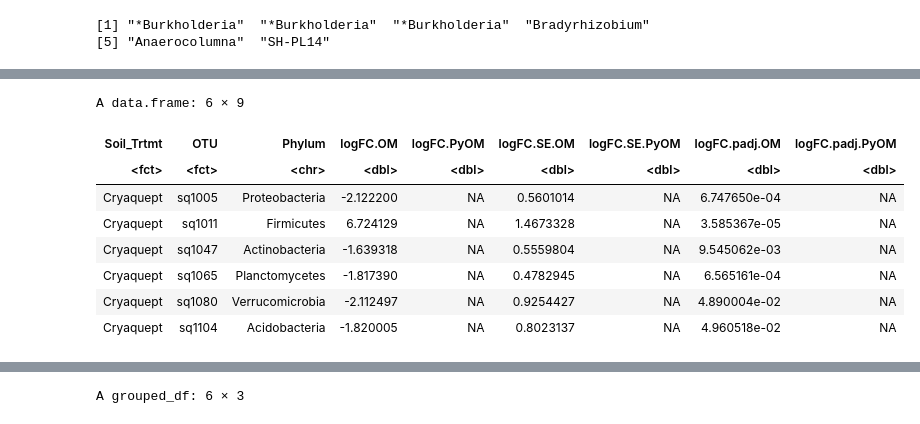
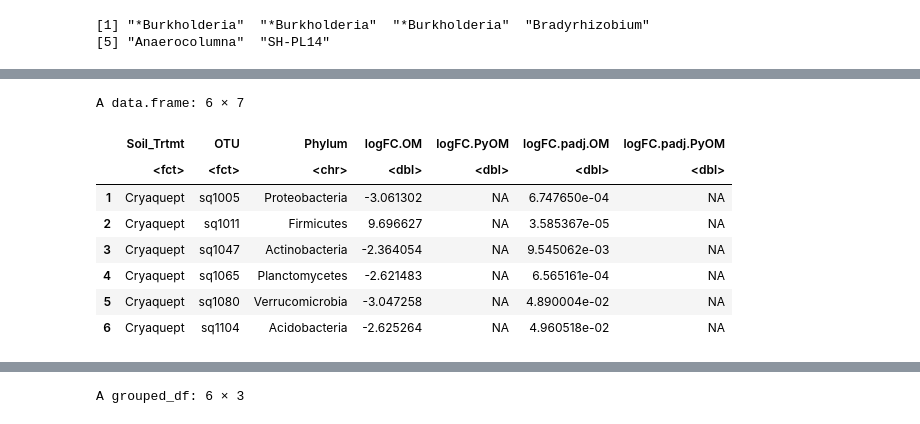
Before and after one commit to TheaWhitman/NEON_PyOM, a Jupyter notebook: DA_Corncob_16S.ipynb, the cells around one changed output, grey strips where cells are left out. Cells and saved outputs as stored; diff of their text form; code cells hidden in the pictures.

```diff
--- a/DA_Corncob_16S.ipynb
+++ b/DA_Corncob_16S.ipynb
@@ -183,0 +214,3 @@ p
+# %%
+mu = data.frame(t(as.matrix(results[[1]][[1]]$significant_models[[1]]$coefficients[1:3,1])))
+mu
@@ -226 +263,15 @@ head(df$OTU)
+# %%
+# Calculate the fold-change value using corncob's inverse logit function and our estimates
+df$FC.10 = corncob::invlogit(df$mu.Intercept+df$mu.Amdmt)/corncob::invlogit(df$mu.Intercept)
+df$FC.26 = corncob::invlogit(df$mu.Intercept+df$mu.Day26+df$mu.Amdmt)/corncob::invlogit(df$mu.Intercept+df$mu.Day26)
+df$FC = (df$FC.10+df$FC.26)/2
+
+df$FC.10.se = corncob::invlogit(df$se.Intercept+df$se.Amdmt)/corncob::invlogit(df$se.Intercept)
+df$FC.26.se = corncob::invlogit(df$se.Intercept+df$se.Day26+df$se.Amdmt)/corncob::invlogit(df$se.Intercept+df$se.Day26)
+df$FC.se = (df$FC.10+df$FC.26)/2
+# Get the log2-fold change
+df$log2FC = log(df$FC,base=2)
+# Get the baseline relative abundance (of that OTU in bulk soil)
+df$Relabund = (corncob::invlogit(df$mu.Intercept)+corncob::invlogit(df$mu.Intercept+df$mu.Day26))/2
+df=df[,c(4,5,6,7,10,11,12)]
 # %%
@@ -268,17 +318,18 @@ head(joined$Name)
 # %% [output]
 [1] "*Burkholderia"  "*Burkholderia"  "*Burkholderia"  "Bradyrhizobium"
 [5] "Anaerocolumna"  "SH-PL14"
+# %%
+TaxonOrder = joined %>%
+    dplyr::select(Phylum,Genus,OTU,Name)%>%
+    dplyr::arrange(Phylum)
+OTUOrder = unique(TaxonOrder$OTU)
+GenusOrder = unique(TaxonOrder$Genus)
+NameOrder = unique(TaxonOrder$Name)
 # %%
-TaxonOrder = joined %>%
-    select(Phylum,Genus,OTU,Name)%>%
-    arrange(Phylum)
-OTUOrder = unique(TaxonOrder$OTU)
-GenusOrder = unique(TaxonOrder$Genus)
-NameOrder = unique(TaxonOrder$Name)
 joined$OTU = factor(joined$OTU, levels = OTUOrder)
 joined$Genus = factor(joined$Genus, levels = GenusOrder)
 joined$Name = factor(joined$Name, levels = NameOrder)
-joined$Soil_Trtmt = factor(joined$Soil_Trtmt, levels = c("Hawaii","Alaska","Utah","New York","Florida"))
+joined$Soil_Trtmt = factor(joined$Soil, levels = c("Hawaii","Alaska","Utah","New York","Florida"))
 
 levels(joined$Soil_Trtmt)[levels(joined$Soil_Trtmt)=="Hawaii"] = "Hydrudand"
 levels(joined$Soil_Trtmt)[levels(joined$Soil_Trtmt)=="New York"] = "Fragiudept"
@@ -287,7 +338,7 @@ levels(joined$Soil_Trtmt)[levels(joined$Soil_Trtmt)=="Utah"] = "Haplocalcid"
 levels(joined$Soil_Trtmt)[levels(joined$Soil_Trtmt)=="Florida"] = "Quartzipsamment"
 
 joined.plot = joined %>%
-    filter(log2FC>0)
+    dplyr::filter(log2FC>0)
 
 joined.plot2 = joined %>%
-    filter(log2FC<0)
+    dplyr::filter(log2FC<0)
@@ -399,27 +495,26 @@ p
 # %%
 # Want to make analogous figures to ISME paper
 # So, need to match up OTUs across days
 # Goal: OTU taxonomy, Soil, Day, Response to PyOM, Response to OM
 
 d.cast.l2FC = cast(joined, Soil_Trtmt+OTU+Phylum~Amdmt,value=c("log2FC"))
-d.cast.SE = cast(joined, Soil_Trtmt+OTU+Phylum~Amdmt,value=c("se"))
 d.cast.padj = cast(joined, Soil_Trtmt+OTU+Phylum~Amdmt,value=c("p_fdr"))
+d.cast = merge(d.cast.l2FC,d.cast.padj,by=c("Soil_Trtmt","OTU","Phylum"))
 
-d.cast = merge(d.cast.l2FC,d.cast.SE,by=c("Soil_Trtmt","OTU","Phylum"))
-d.cast = merge(d.cast,d.cast.padj,by=c("Soil_Trtmt","OTU","Phylum"))
-
-colnames(d.cast) = c(colnames(d.cast)[1:3],"logFC.OM","logFC.PyOM","logFC.SE.OM","logFC.SE.PyOM","logFC.padj.OM","logFC.padj.PyOM")
+#colnames(d.cast) = c(colnames(d.cast)[1:3],"Relabund","logFC.OM","logFC.PyOM","Relabund.2","logFC.padj.OM","logFC.padj.PyOM")
+colnames(d.cast) = c(colnames(d.cast)[1:3],"logFC.OM","logFC.PyOM","logFC.padj.OM","logFC.padj.PyOM")
+#d.cast=d.cast[,c(1:6,8:9)]
 head(d.cast)
 # %% [output]
-A data.frame: 6 × 9
+A data.frame: 6 × 7
-| Soil_Trtmt | OTU | Phylum | logFC.OM | logFC.PyOM | logFC.SE.OM | logFC.SE.PyOM | logFC.padj.OM | logFC.padj.PyOM |
-| <fct> | <fct> | <chr> | <dbl> | <dbl> | <dbl> | <dbl> | <dbl> | <dbl> |
-| Cryaquept | sq1005 | Proteobacteria | -2.122200 | NA | 0.5601014 | NA | 6.747650e-04 | NA |
-| Cryaquept | sq1011 | Firmicutes | 6.724129 | NA | 1.4673328 | NA | 3.585367e-05 | NA |
-| Cryaquept | sq1047 | Actinobacteria | -1.639318 | NA | 0.5559804 | NA | 9.545062e-03 | NA |
-| Cryaquept | sq1065 | Planctomycetes | -1.817390 | NA | 0.4782945 | NA | 6.565161e-04 | NA |
-| Cryaquept | sq1080 | Verrucomicrobia | -2.112497 | NA | 0.9254427 | NA | 4.890004e-02 | NA |
-| Cryaquept | sq1104 | Acidobacteria | -1.820005 | NA | 0.8023137 | NA | 4.960518e-02 | NA |
+|  | Soil_Trtmt | OTU | Phylum | logFC.OM | logFC.PyOM | logFC.padj.OM | logFC.padj.PyOM |
+|  | <fct> | <fct> | <chr> | <dbl> | <dbl> | <dbl> | <dbl> |
+| 1 | Cryaquept | sq1005 | Proteobacteria | -3.061302 | NA | 6.747650e-04 | NA |
+| 2 | Cryaquept | sq1011 | Firmicutes | 9.696627 | NA | 3.585367e-05 | NA |
+| 3 | Cryaquept | sq1047 | Actinobacteria | -2.364054 | NA | 9.545062e-03 | NA |
+| 4 | Cryaquept | sq1065 | Planctomycetes | -2.621483 | NA | 6.565161e-04 | NA |
+| 5 | Cryaquept | sq1080 | Verrucomicrobia | -3.047258 | NA | 4.890004e-02 | NA |
+| 6 | Cryaquept | sq1104 | Acidobacteria | -2.625264 | NA | 4.960518e-02 | NA |
 # %%
 options(repr.plot.width=6, repr.plot.height=5)
 d.plot = d.cast%>%
```
Also changed, not shown: parts of 24 cells of this notebook.
